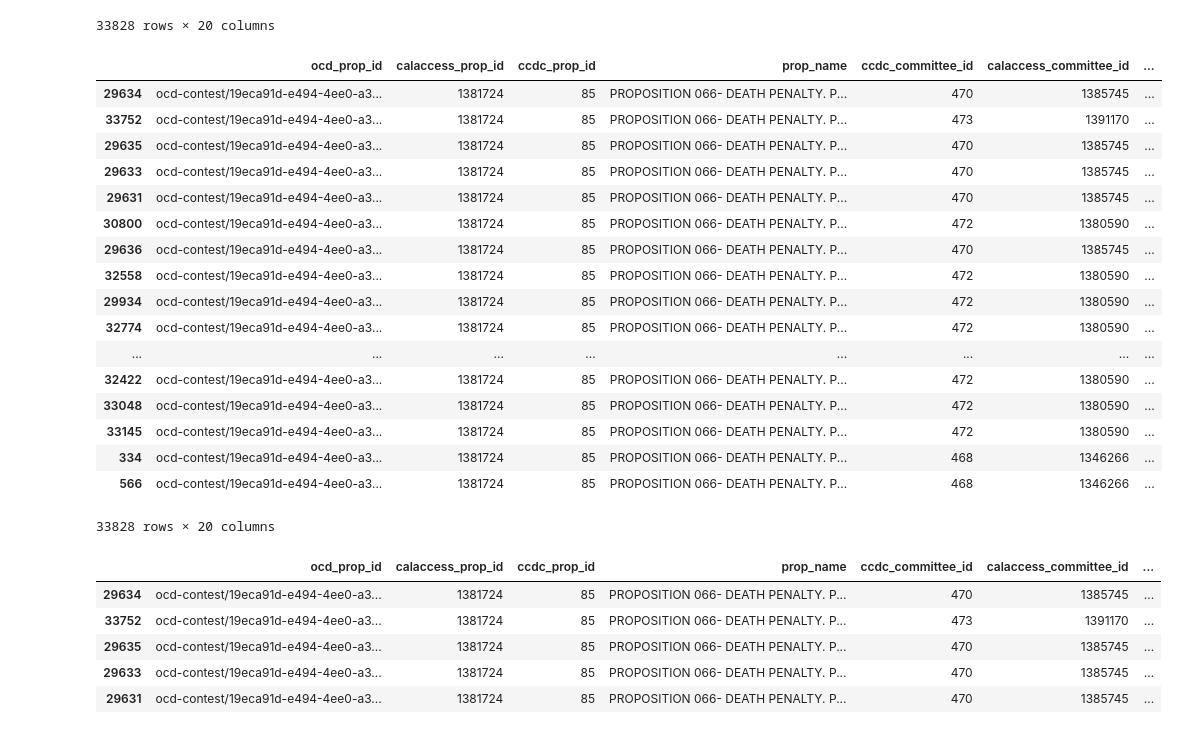
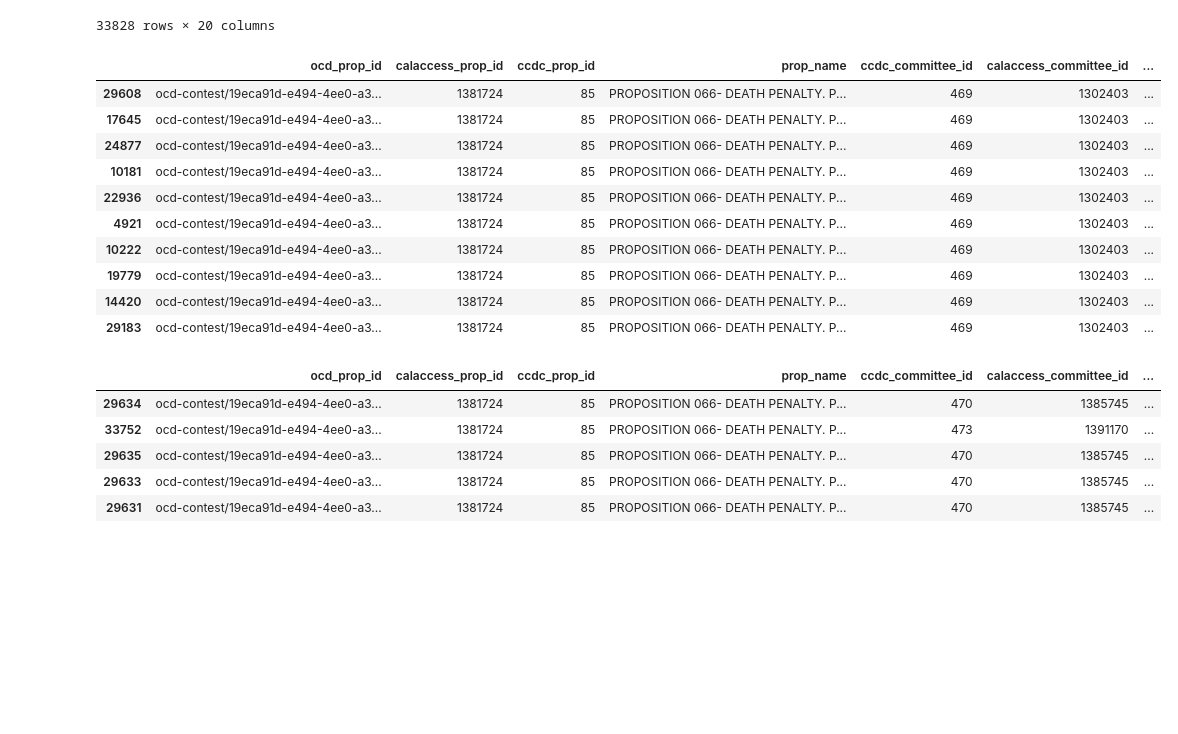
Before and after one commit to dailyherald/first-python-notebook, a Jupyter notebook: firstnotebook.ipynb, the cells around one changed output. Saved outputs shown, nothing was run; the diff lists cells and outputs as text; code cells hidden in the pictures; blank space fills up the shorter version.

```diff
--- a/firstnotebook.ipynb
+++ b/firstnotebook.ipynb
@@ -14,6 +14,8 @@ Python version 3.6.0 |Continuum Analytics, Inc.| (default, Dec 23 2016, 13:19:00
 Pandas version 0.19.2
+# %%
+pandas.set_option('display.float_format', lambda x: '%.3f' % x)
 # %%
-props = pandas.read_csv("./docs/_static/prop-committees.csv")
+props = pandas.read_csv("prop-committees.csv")
 props.head(3)
 # %% [output]
 |  | ocd_prop_id | calaccess_prop_id | ccdc_prop_id | prop_name | ccdc_committee_id | calaccess_committee_id | ... |
@@ -174,26 +176,19 @@ merged.sort_values("amount")
 | 29634 | ocd-contest/19eca91d-e494-4ee0-a3... | 1381724 | 85 | PROPOSITION 066- DEATH PENALTY. P... | 470 | 1385745 | ... |
 33828 rows × 20 columns
 # %%
-merged.sort_values("amount", ascending=False)
+merged.sort_values(["contributor_lastname","amount"], ascending=True).head(10)
 # %% [output]
 |  | ocd_prop_id | calaccess_prop_id | ccdc_prop_id | prop_name | ccdc_committee_id | calaccess_committee_id | ... |
-| 29634 | ocd-contest/19eca91d-e494-4ee0-a3... | 1381724 | 85 | PROPOSITION 066- DEATH PENALTY. P... | 470 | 1385745 | ... |
-| 33752 | ocd-contest/19eca91d-e494-4ee0-a3... | 1381724 | 85 | PROPOSITION 066- DEATH PENALTY. P... | 473 | 1391170 | ... |
-| 29635 | ocd-contest/19eca91d-e494-4ee0-a3... | 1381724 | 85 | PROPOSITION 066- DEATH PENALTY. P... | 470 | 1385745 | ... |
-| 29633 | ocd-contest/19eca91d-e494-4ee0-a3... | 1381724 | 85 | PROPOSITION 066- DEATH PENALTY. P... | 470 | 1385745 | ... |
-| 29631 | ocd-contest/19eca91d-e494-4ee0-a3... | 1381724 | 85 | PROPOSITION 066- DEATH PENALTY. P... | 470 | 1385745 | ... |
-| 30800 | ocd-contest/19eca91d-e494-4ee0-a3... | 1381724 | 85 | PROPOSITION 066- DEATH PENALTY. P... | 472 | 1380590 | ... |
-| 29636 | ocd-contest/19eca91d-e494-4ee0-a3... | 1381724 | 85 | PROPOSITION 066- DEATH PENALTY. P... | 470 | 1385745 | ... |
-| 32558 | ocd-contest/19eca91d-e494-4ee0-a3... | 1381724 | 85 | PROPOSITION 066- DEATH PENALTY. P... | 472 | 1380590 | ... |
-| 29934 | ocd-contest/19eca91d-e494-4ee0-a3... | 1381724 | 85 | PROPOSITION 066- DEATH PENALTY. P... | 472 | 1380590 | ... |
-| 32774 | ocd-contest/19eca91d-e494-4ee0-a3... | 1381724 | 85 | PROPOSITION 066- DEATH PENALTY. P... | 472 | 1380590 | ... |
-| ... | ... | ... | ... | ... | ... | ... | ... |
-| 32422 | ocd-contest/19eca91d-e494-4ee0-a3... | 1381724 | 85 | PROPOSITION 066- DEATH PENALTY. P... | 472 | 1380590 | ... |
-| 33048 | ocd-contest/19eca91d-e494-4ee0-a3... | 1381724 | 85 | PROPOSITION 066- DEATH PENALTY. P... | 472 | 1380590 | ... |
-| 33145 | ocd-contest/19eca91d-e494-4ee0-a3... | 1381724 | 85 | PROPOSITION 066- DEATH PENALTY. P... | 472 | 1380590 | ... |
-| 334 | ocd-contest/19eca91d-e494-4ee0-a3... | 1381724 | 85 | PROPOSITION 066- DEATH PENALTY. P... | 468 | 1346266 | ... |
-| 566 | ocd-contest/19eca91d-e494-4ee0-a3... | 1381724 | 85 | PROPOSITION 066- DEATH PENALTY. P... | 468 | 1346266 | ... |
+| 29608 | ocd-contest/19eca91d-e494-4ee0-a3... | 1381724 | 85 | PROPOSITION 066- DEATH PENALTY. P... | 469 | 1302403 | ... |
+| 17645 | ocd-contest/19eca91d-e494-4ee0-a3... | 1381724 | 85 | PROPOSITION 066- DEATH PENALTY. P... | 469 | 1302403 | ... |
+| 24877 | ocd-contest/19eca91d-e494-4ee0-a3... | 1381724 | 85 | PROPOSITION 066- DEATH PENALTY. P... | 469 | 1302403 | ... |
+| 10181 | ocd-contest/19eca91d-e494-4ee0-a3... | 1381724 | 85 | PROPOSITION 066- DEATH PENALTY. P... | 469 | 1302403 | ... |
+| 22936 | ocd-contest/19eca91d-e494-4ee0-a3... | 1381724 | 85 | PROPOSITION 066- DEATH PENALTY. P... | 469 | 1302403 | ... |
+| 4921 | ocd-contest/19eca91d-e494-4ee0-a3... | 1381724 | 85 | PROPOSITION 066- DEATH PENALTY. P... | 469 | 1302403 | ... |
+| 10222 | ocd-contest/19eca91d-e494-4ee0-a3... | 1381724 | 85 | PROPOSITION 066- DEATH PENALTY. P... | 469 | 1302403 | ... |
+| 19779 | ocd-contest/19eca91d-e494-4ee0-a3... | 1381724 | 85 | PROPOSITION 066- DEATH PENALTY. P... | 469 | 1302403 | ... |
+| 14420 | ocd-contest/19eca91d-e494-4ee0-a3... | 1381724 | 85 | PROPOSITION 066- DEATH PENALTY. P... | 469 | 1302403 | ... |
+| 29183 | ocd-contest/19eca91d-e494-4ee0-a3... | 1381724 | 85 | PROPOSITION 066- DEATH PENALTY. P... | 469 | 1302403 | ... |
-33828 rows × 20 columns
 # %%
 merged.sort_values("amount", ascending=False).head(5)
 # %% [output]
```
Also changed, not shown: parts of 55 cells of this notebook, 10 other files.
